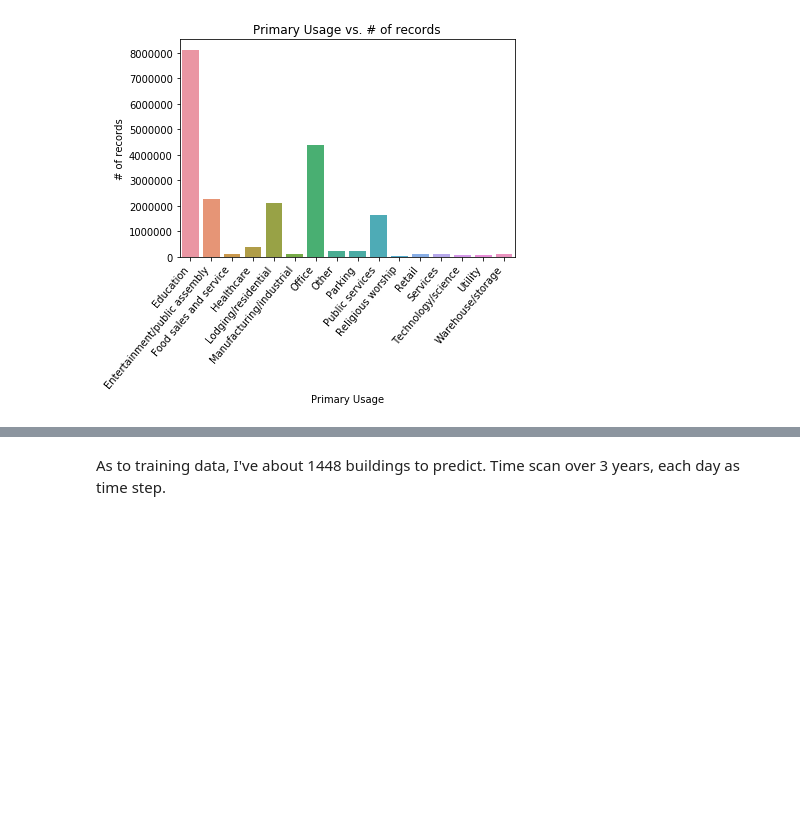
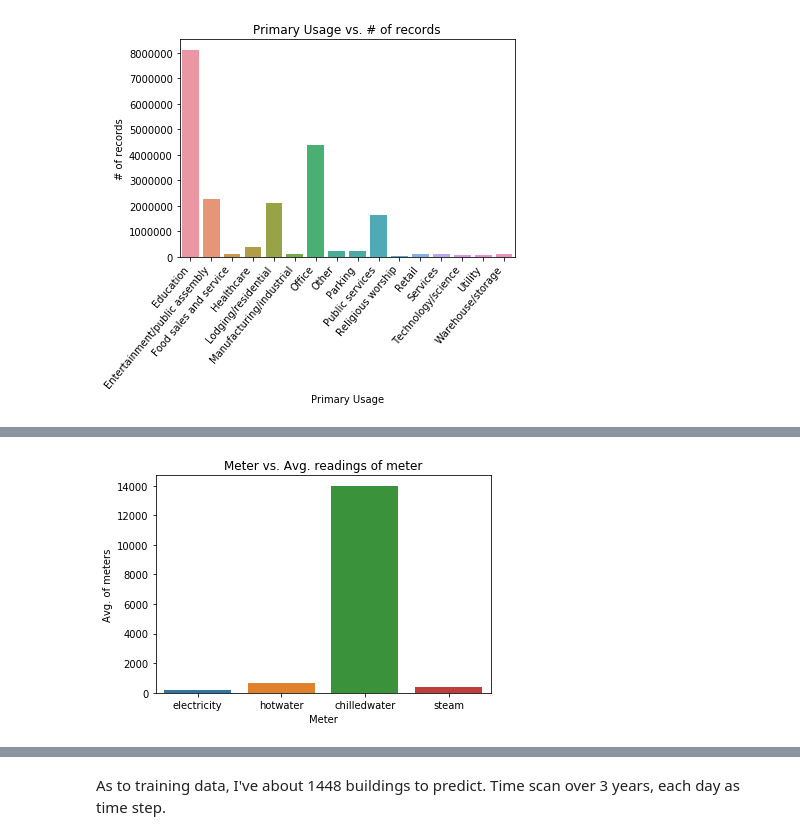
Before and after one commit to laurence-lin/Kaggle_competition, a Jupyter notebook: Ashrae_predict_EDA.ipynb, the cells around one changed output, grey strips where cells are left out. Saved outputs shown, nothing was run; the diff lists cells and outputs as text; code cells hidden in the pictures; blank space fills up the shorter version.

```diff
--- a/Ashrae_predict_EDA.ipynb
+++ b/Ashrae_predict_EDA.ipynb
@@ -388,0 +394,9 @@ ax = sns.barplot()
+# %%
+# Show the average readings for each meter
+meters = pd.Series(train['meter'].unique()).map(meter_dict)
+ax = sns.barplot(meters, train.groupby('meter')['meter_reading'].mean())
+ax.set(xlabel = 'Meter', ylabel = 'Avg. of meters', title = 'Meter vs. Avg. readings of meter')
+
+plt.show()
+# %% [output]
+[figure, added]
```
Also changed, not shown: parts of 7 cells of this notebook.
